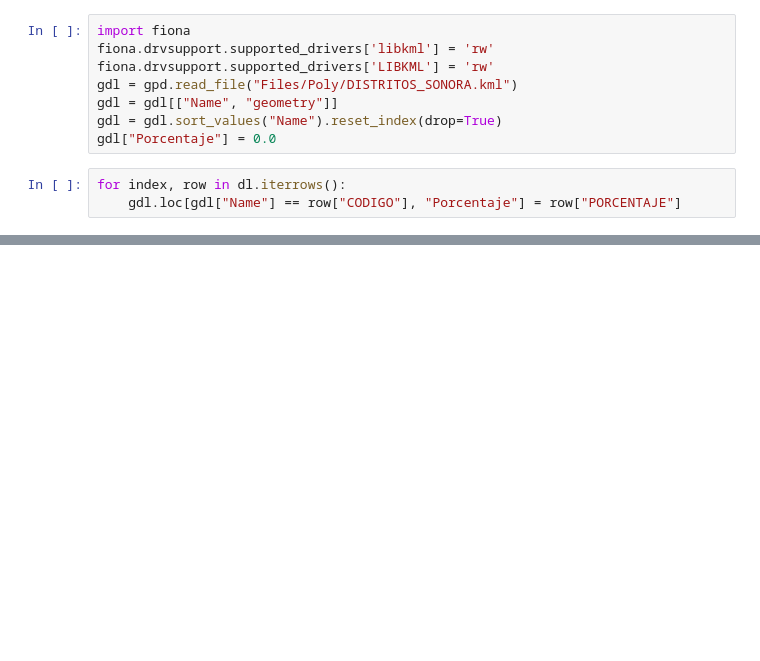
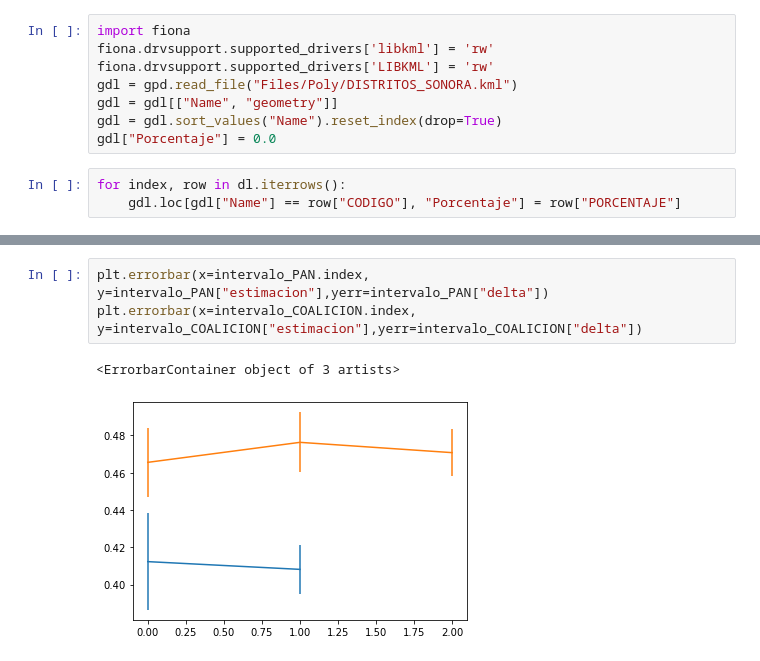
Before and after one commit to itzelvigil/desktop_estadistica, a Jupyter notebook: Dashboard Estadística/Dashboard.ipynb, the cells around one changed output, grey strips where cells are left out. Drawn from its saved outputs; the diff is of its cells as text; blank space fills up the shorter version.

```diff
--- a/Dashboard Estadística/Dashboard.ipynb
+++ b/Dashboard Estadística/Dashboard.ipynb
@@ -302,0 +334,6 @@ figura = dl.plot.bar(figsize=(20,10),
+# %%
+plt.errorbar(x=intervalo_PAN.index, y=intervalo_PAN["estimacion"],yerr=intervalo_PAN["delta"])
+plt.errorbar(x=intervalo_COALICION.index, y=intervalo_COALICION["estimacion"],yerr=intervalo_COALICION["delta"])
+# %% [output]
+<ErrorbarContainer object of 3 artists>
+[figure, added]
```
Also changed, not shown: parts of 19 cells of this notebook, 5 other files.
